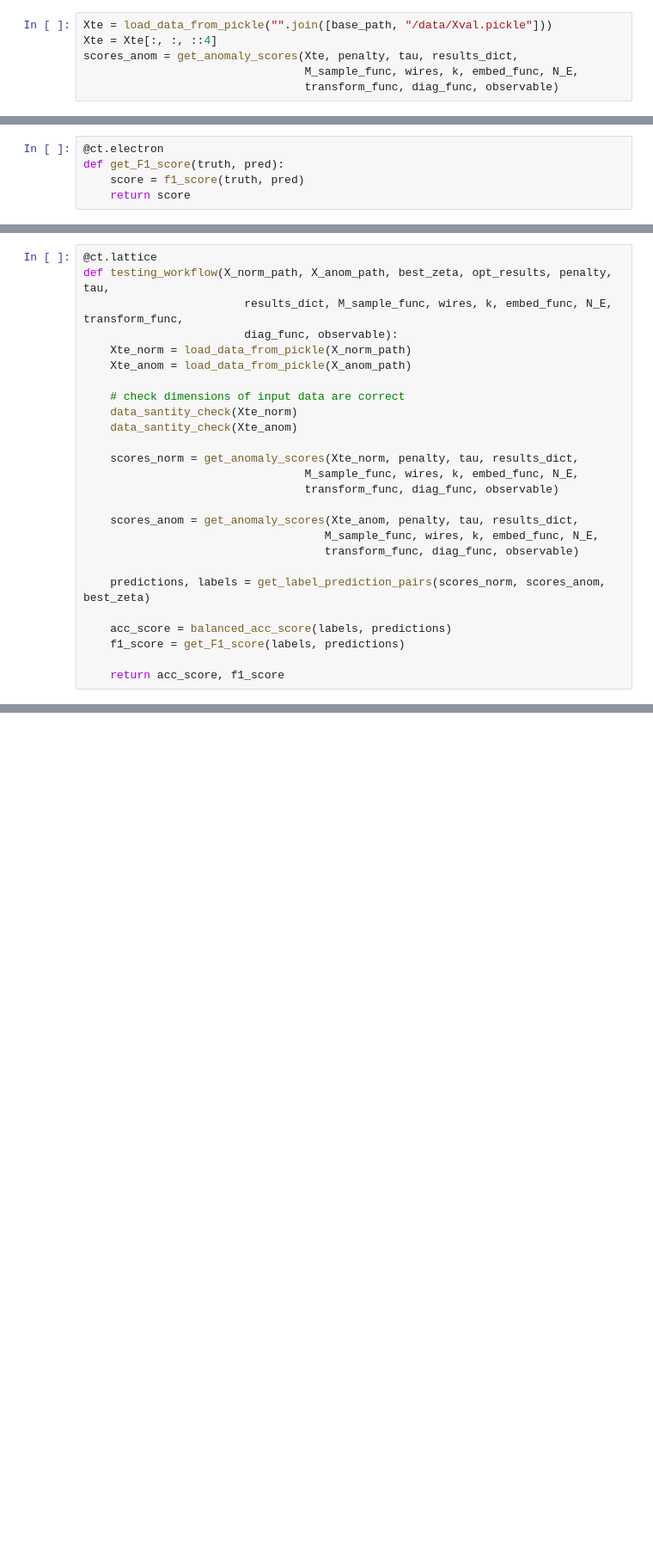
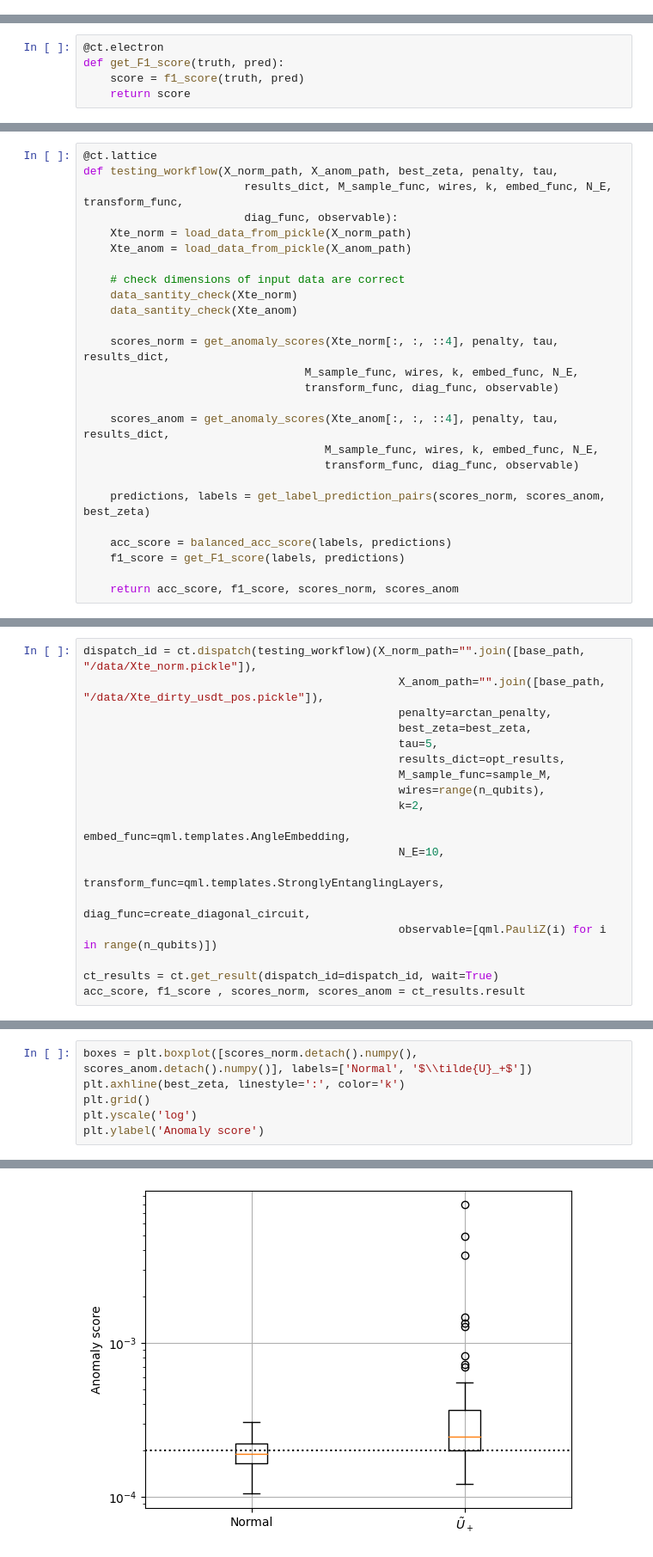
Before and after one commit to AgnostiqHQ/Quantum-Variational-Rewinding, a Jupyter notebook: QVR_example.ipynb, the cells around one changed output, grey strips where cells are left out. Shown: that part at 86% size. Drawn from its saved outputs; the diff is of its cells as text; blank space fills up the shorter version.

```diff
--- a/QVR_example.ipynb
+++ b/QVR_example.ipynb
@@ -482,6 +493,0 @@ scores_norm = get_anomaly_scores(Xte, penalty, tau, results_dict,
-# %%
-Xte = load_data_from_pickle("".join([base_path, "/data/Xval.pickle"]))
-Xte = Xte[:, :, ::4]
-scores_anom = get_anomaly_scores(Xte, penalty, tau, results_dict,
-                                 M_sample_func, wires, k, embed_func, N_E,
-                                 transform_func, diag_func, observable)
@@ -515,6 +525,6 @@ Now we need only make a testing workflow, and dispatch it
 # %%
 @ct.lattice
-def testing_workflow(X_norm_path, X_anom_path, best_zeta, opt_results, penalty, tau,
+def testing_workflow(X_norm_path, X_anom_path, best_zeta, penalty, tau,
                         results_dict, M_sample_func, wires, k, embed_func, N_E, transform_func,
                         diag_func, observable):
     Xte_norm = load_data_from_pickle(X_norm_path)
@@ -524,11 +534,11 @@ def testing_workflow(X_norm_path, X_anom_path, best_zeta, opt_results, penalty,
     data_santity_check(Xte_norm)
     data_santity_check(Xte_anom)
 
-    scores_norm = get_anomaly_scores(Xte_norm, penalty, tau, results_dict,
+    scores_norm = get_anomaly_scores(Xte_norm[:, :, ::4], penalty, tau, results_dict,
                                  M_sample_func, wires, k, embed_func, N_E,
                                  transform_func, diag_func, observable)
 
-    scores_anom = get_anomaly_scores(Xte_anom, penalty, tau, results_dict,
+    scores_anom = get_anomaly_scores(Xte_anom[:, :, ::4], penalty, tau, results_dict,
                                     M_sample_func, wires, k, embed_func, N_E,
                                     transform_func, diag_func, observable)
 
@@ -537,4 +547,4 @@ def testing_workflow(X_norm_path, X_anom_path, best_zeta, opt_results, penalty,
     acc_score = balanced_acc_score(labels, predictions)
     f1_score = get_F1_score(labels, predictions)
 
-    return acc_score, f1_score
+    return acc_score, f1_score, scores_norm, scores_anom
@@ -540,0 +553,18 @@ def testing_workflow(X_norm_path, X_anom_path, best_zeta, opt_results, penalty,
+# %%
+dispatch_id = ct.dispatch(testing_workflow)(X_norm_path="".join([base_path, "/data/Xte_norm.pickle"]),
+                                               X_anom_path="".join([base_path, "/data/Xte_dirty_usdt_pos.pickle"]),
+                                               penalty=arctan_penalty,
+                                               best_zeta=best_zeta,
+                                               tau=5,
+                                               results_dict=opt_results,
+                                               M_sample_func=sample_M,
+                                               wires=range(n_qubits),
+                                               k=2,
+                                               embed_func=qml.templates.AngleEmbedding,
+                                               N_E=10,
+                                               transform_func=qml.templates.StronglyEntanglingLayers,
+                                               diag_func=create_diagonal_circuit,
+                                               observable=[qml.PauliZ(i) for i in range(n_qubits)])
+
+ct_results = ct.get_result(dispatch_id=dispatch_id, wait=True)
+acc_score, f1_score , scores_norm, scores_anom = ct_results.result
@@ -540,0 +585,7 @@ def testing_workflow(X_norm_path, X_anom_path, best_zeta, opt_results, penalty,
+# %%
+boxes = plt.boxplot([scores_norm.detach().numpy(), scores_anom.detach().numpy()], labels=['Normal', '$\\tilde{U}_+$'])
+plt.axhline(best_zeta, linestyle=':', color='k')
+plt.grid()
+plt.yscale('log')
+plt.ylabel('Anomaly score')
+# %% [output]
@@ -540,0 +593 @@ def testing_workflow(X_norm_path, X_anom_path, best_zeta, opt_results, penalty,
+[figure, added]
```
Also changed, not shown: parts of 21 cells of this notebook, 1 other file.
